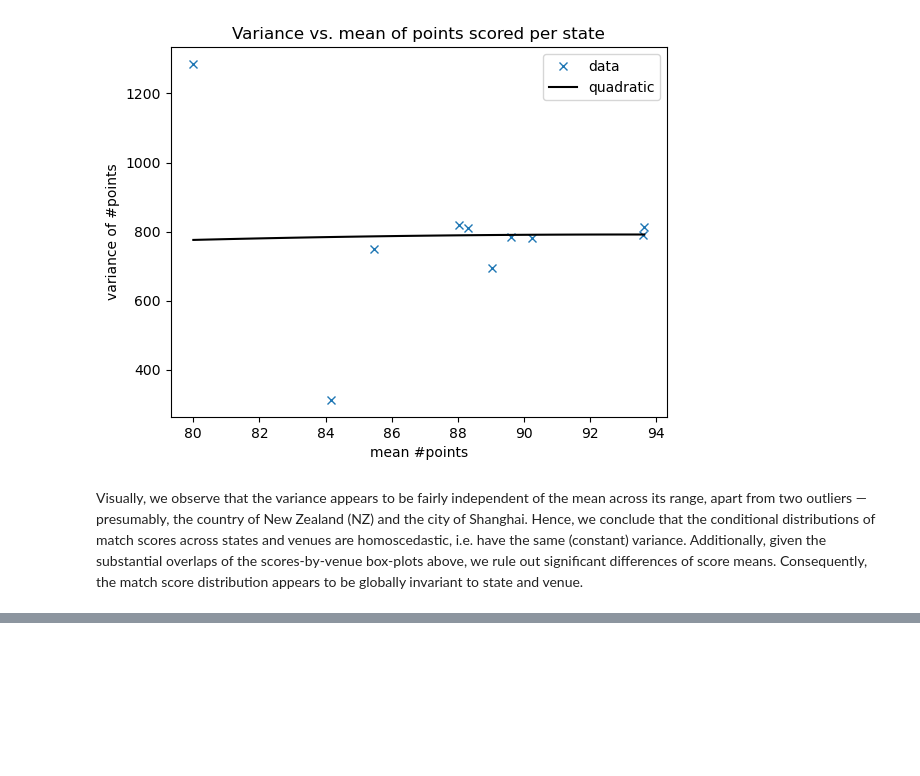
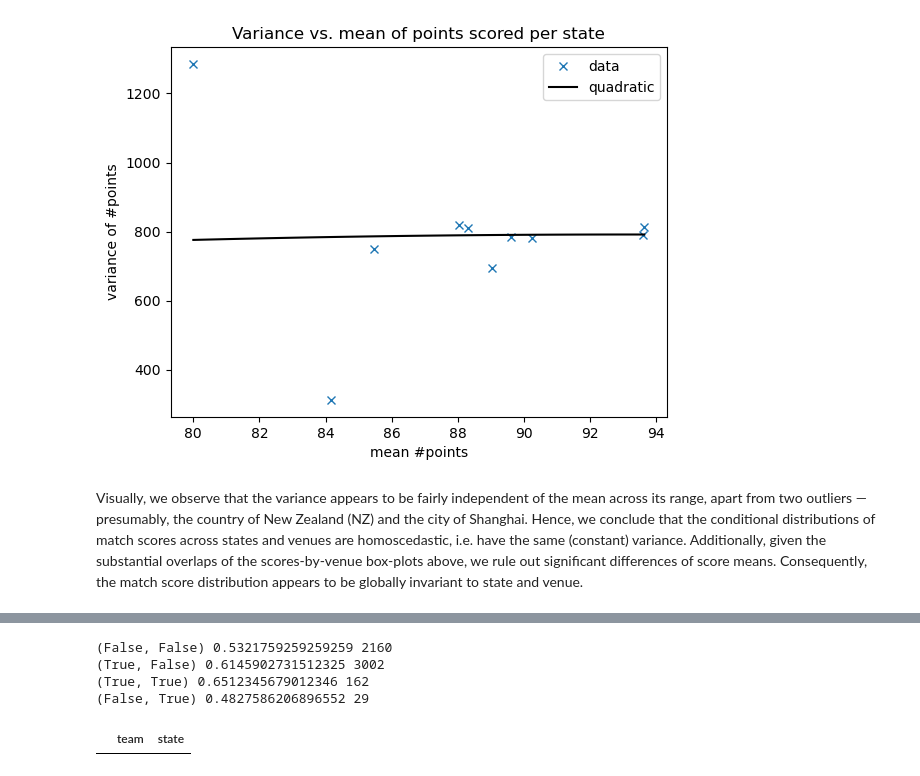
Before and after one commit to gaj67/gaj-data-science, a Jupyter notebook: AFL/notebooks/4_data_analysis.ipynb, the cells around one changed output, grey strips where cells are left out. Saved outputs shown, nothing was run; the diff lists cells and outputs as text; code cells hidden in the pictures; blank space fills up the shorter version.

Commit message:
Started analysis of home ground advantage.

```diff
--- a/AFL/notebooks/4_data_analysis.ipynb
+++ b/AFL/notebooks/4_data_analysis.ipynb
@@ -1781,0 +1803,13 @@ state and venue.
+# %%
+aus_states = {
+  'ACT', 'NSW', 'QLD', 'SA', 'TAS', 'VIC',  'WA'
+}
+# %%
+team_states = defaultdict(set)
+ind = df_matches['round'].str.startswith('R')
+for match in df_matches[ind].itertuples():
+    for is_for in [True, False]:
+      if match_tools.get_match_home(match, is_for):
+        team = match_tools.get_match_team(match, is_for)
+        state = df_venues[df_venues.venue == match.venue].state.values[0]
+        team_states[team].add(state)
@@ -1781,0 +1836,34 @@ state and venue.
+# %%
+travel_wins = defaultdict(list)
+ind = df_matches['round'].str.startswith('R')
+for match in df_matches[ind].itertuples():
+    match_state = df_venues[df_venues.venue == match.venue].state.values[0]
+    if match_state not in aus_states:
+        continue
+    if match.for_is_home:
+        home_team = match.for_team
+        away_team = match.against_team
+        home_win = 0.5 * (1 + match_tools.get_match_result(match, is_for=True))
+    elif match.against_is_home:
+        home_team = match.against_team
+        away_team = match.for_team
+        home_win = 0.5 * (1 + match_tools.get_match_result(match, is_for=False))
+    else:
+        continue
+    home_state = df_teams[df_teams.team == home_team].state.values[0]
+    away_state = df_teams[df_teams.team == away_team].state.values[0]
+    travel_key = (away_state != match_state, home_state != match_state)
+    travel_wins[travel_key].append(home_win)
+# %%
+for key in travel_wins.keys():
+    values = travel_wins[key]
+    print(key, np.mean(values), len(values))
+# %% [output]
+(False, False) 0.5321759259259259 2160
+(True, False) 0.6145902731512325 3002
+(True, True) 0.6512345679012346 162
+(False, True) 0.4827586206896552 29
+# %%
+df_teams[df_teams.team == home_team]
+# %% [output]
+|  | team | state |
```
Also changed, not shown: parts of 32 cells of this notebook, 1 other file.
